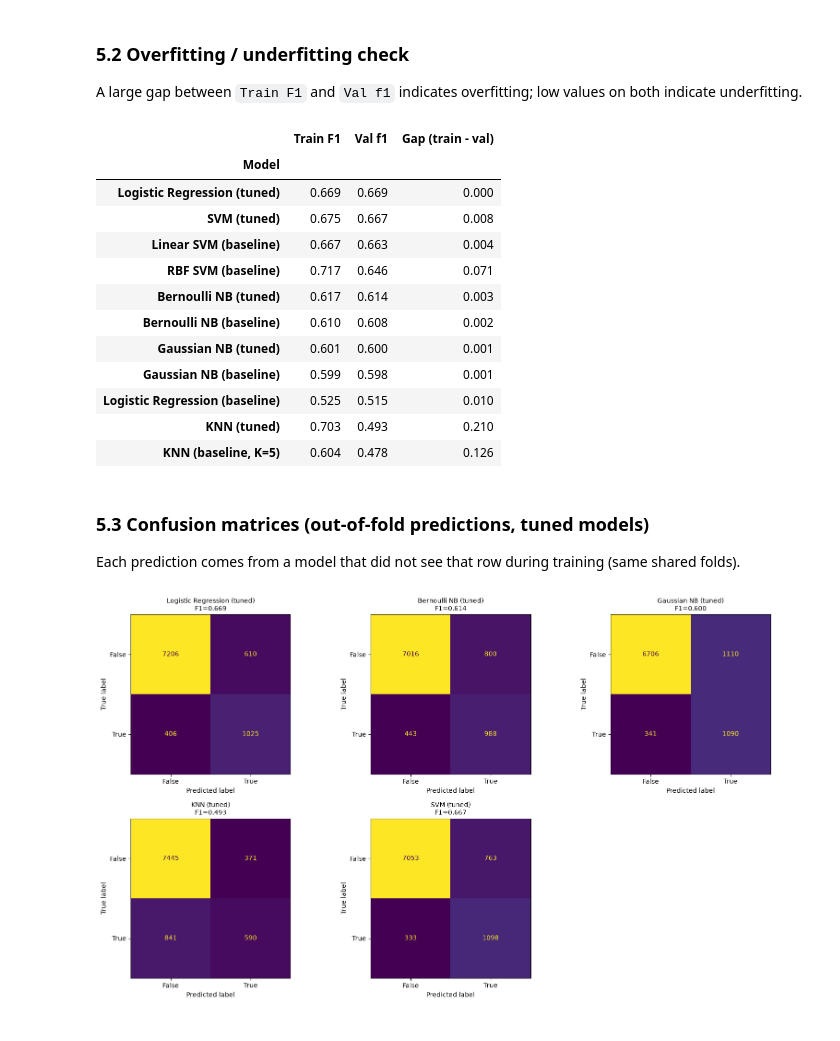
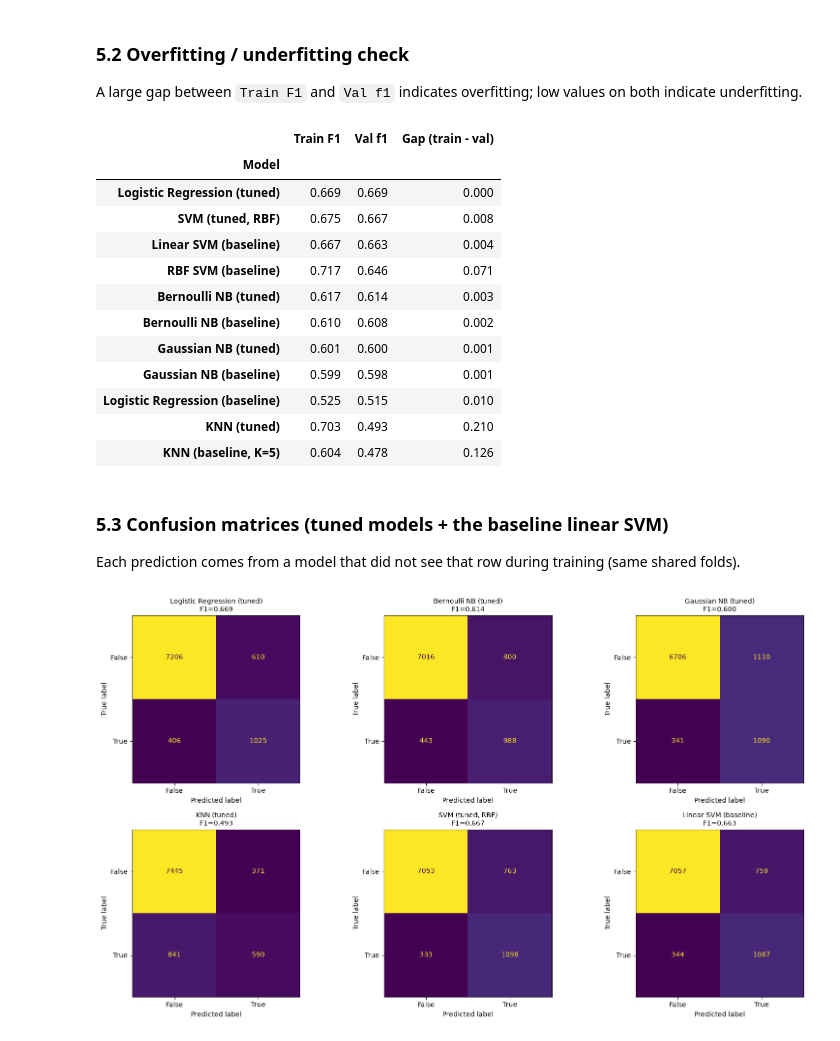
Before and after one commit to dori1717/CAI_4105_2026_Fall_Team_4, a Jupyter notebook: challenge2/02_models_1-4.ipynb, the cells around one changed output. Cells and saved outputs as stored; diff of their text form; code cells hidden in the pictures.

Commit message:
Update models 1-4 notebook

```diff
--- a/challenge2/02_models_1-4.ipynb
+++ b/challenge2/02_models_1-4.ipynb
@@ -129,6 +130,8 @@ def evaluate(name, estimator):
         row[f"Val {m}"] = res[f"test_{m}"].mean()
     row["Val F1 std"] = res["test_f1"].std()
     row["Train F1"] = res["train_f1"].mean()
+    row["Fit time (s)"] = res["fit_time"].mean()
+    row["Score time (s)"] = res["score_time"].mean()
     return row
 # %% [markdown]
 ## 3. Baseline models
@@ -228,10 +231,16 @@ Note: the best CV score is slightly optimistic because the same folds are used t
 configuration and to report it. Differences of a few thousandths should be treated as noise.
 # %%
+import time
+
+grid_times = {}
+
 def run_grid(name, pipe, param_grid):
+    start = time.perf_counter()
     gs = GridSearchCV(pipe, param_grid, scoring=f1_positive, cv=cv,
                       n_jobs=-1, refit=True)
     gs.fit(X, y)
-    print(f"{name}\n  best params: {gs.best_params_}\n  best CV F1:  {gs.best_score_:.4f}\n")
+    grid_times[name] = time.perf_counter() - start
+    print(f"{name}\n  best params: {gs.best_params_}\n  best CV F1:  {gs.best_score_:.4f}\n  grid search time: {grid_times[name]:.1f} s\n")
     return gs
 # %%
 grid_lr = run_grid(
@@ -321,7 +337,7 @@ tuned = {
     "Bernoulli NB (tuned)": grid_bnb.best_estimator_,
     "Gaussian NB (tuned)": grid_gnb.best_estimator_,
     "KNN (tuned)": grid_knn.best_estimator_,
-    "SVM (tuned)": grid_svm.best_estimator_,
+    "SVM (tuned, RBF)": grid_svm.best_estimator_,
 }
 for name, est in tuned.items():
     results.append(evaluate(name, clone(est)))
@@ -354,7 +370,7 @@ gap.round(3)
 |  | Train F1 | Val f1 | Gap (train - val) |
 | Model |  |  |  |
 | Logistic Regression (tuned) | 0.669 | 0.669 | 0.000 |
-| SVM (tuned) | 0.675 | 0.667 | 0.008 |
+| SVM (tuned, RBF) | 0.675 | 0.667 | 0.008 |
 | Linear SVM (baseline) | 0.667 | 0.663 | 0.004 |
 | RBF SVM (baseline) | 0.717 | 0.646 | 0.071 |
 | Bernoulli NB (tuned) | 0.617 | 0.614 | 0.003 |
@@ -365,18 +381,20 @@ gap.round(3)
 | KNN (tuned) | 0.703 | 0.493 | 0.210 |
 | KNN (baseline, K=5) | 0.604 | 0.478 | 0.126 |
 # %% [markdown]
-### 5.3 Confusion matrices (out-of-fold predictions, tuned models)
+### 5.3 Confusion matrices (tuned models + the baseline linear SVM)
 Each prediction comes from a model that did not see that row during training (same shared folds).
 # %%
+cm_models = {**tuned, "Linear SVM (baseline)": svm_linear_base}
+
 fig, axes = plt.subplots(2, 3, figsize=(16, 9))
 axes = axes.ravel()
-for ax, (name, est) in zip(axes, tuned.items()):
+for ax, (name, est) in zip(axes, cm_models.items()):
     oof = cross_val_predict(clone(est), X, y, cv=cv)
     ConfusionMatrixDisplay.from_predictions(y, oof, ax=ax, colorbar=False)
     ax.set_title(f"{name}\nF1={f1_score(y, oof, pos_label=True):.3f}", fontsize=10)
-for ax in axes[len(tuned):]:
+for ax in axes[len(cm_models):]:
     ax.axis("off")
 plt.tight_layout()
 plt.show()
 # %% [output]
-[figure, old version]
+[figure, new version]
```
Also changed, not shown: parts of 10 cells of this notebook.
